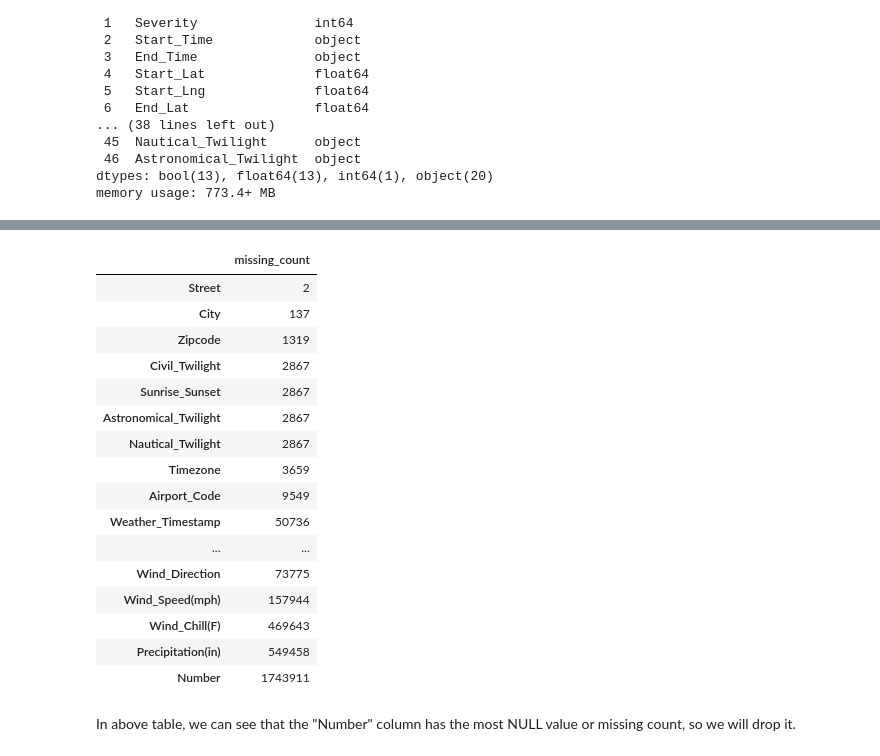
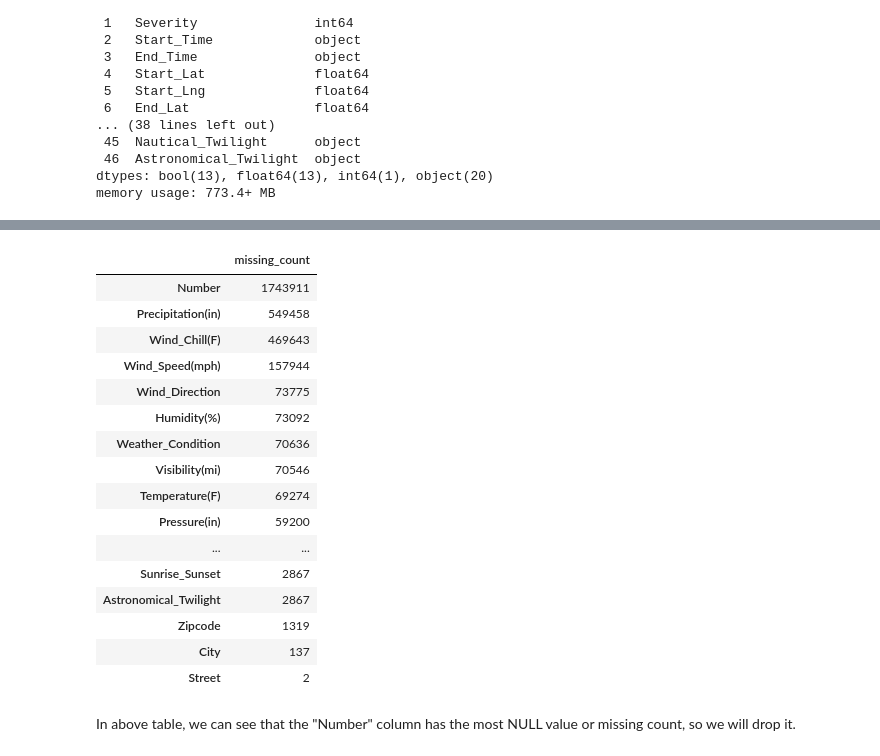
Before and after one commit to bring-nirachornkul/US-Accident-CSCE-5310, a Jupyter notebook: US Accident.ipynb, the cells around one changed output, grey strips where cells are left out. Saved outputs shown, nothing was run; the diff lists cells and outputs as text; code cells hidden in the pictures.

```diff
--- a/US Accident.ipynb
+++ b/US Accident.ipynb
@@ -101,29 +104,29 @@ us_data.describe()
 | max | 4.00000 | 49.00058 | -67.11317 | 49.07500 | -67.10924 | 155.18600 | 9999997.00000 | 196.00000 | ... |
 # %%
 missing_value = us_data.isna().sum(axis=0).sort_values(ascending=False)
-missing_value = missing_data.to_frame()
+missing_value = missing_value.to_frame()
 missing_value.columns = ['missing_count']
-missing_value = missing_data.loc[missing_data['missing_count']>0]
+missing_value = missing_value.loc[missing_value['missing_count']>0]
 
-missing_data
+missing_value
 # %% [output]
 |  | missing_count |
-| Street | 2 |
-| City | 137 |
-| Zipcode | 1319 |
-| Civil_Twilight | 2867 |
+| Number | 1743911 |
+| Precipitation(in) | 549458 |
+| Wind_Chill(F) | 469643 |
+| Wind_Speed(mph) | 157944 |
+| Wind_Direction | 73775 |
+| Humidity(%) | 73092 |
+| Weather_Condition | 70636 |
+| Visibility(mi) | 70546 |
+| Temperature(F) | 69274 |
+| Pressure(in) | 59200 |
+| ... | ... |
 | Sunrise_Sunset | 2867 |
 | Astronomical_Twilight | 2867 |
-| Nautical_Twilight | 2867 |
-| Timezone | 3659 |
-| Airport_Code | 9549 |
-| Weather_Timestamp | 50736 |
-| ... | ... |
-| Wind_Direction | 73775 |
-| Wind_Speed(mph) | 157944 |
-| Wind_Chill(F) | 469643 |
-| Precipitation(in) | 549458 |
-| Number | 1743911 |
+| Zipcode | 1319 |
+| City | 137 |
+| Street | 2 |
 # %% [markdown]
 In above table, we can see that the "Number" column has the most NULL value or missing count, so we will drop it.
 # %%
```
Also changed, not shown: parts of 12 cells of this notebook.
